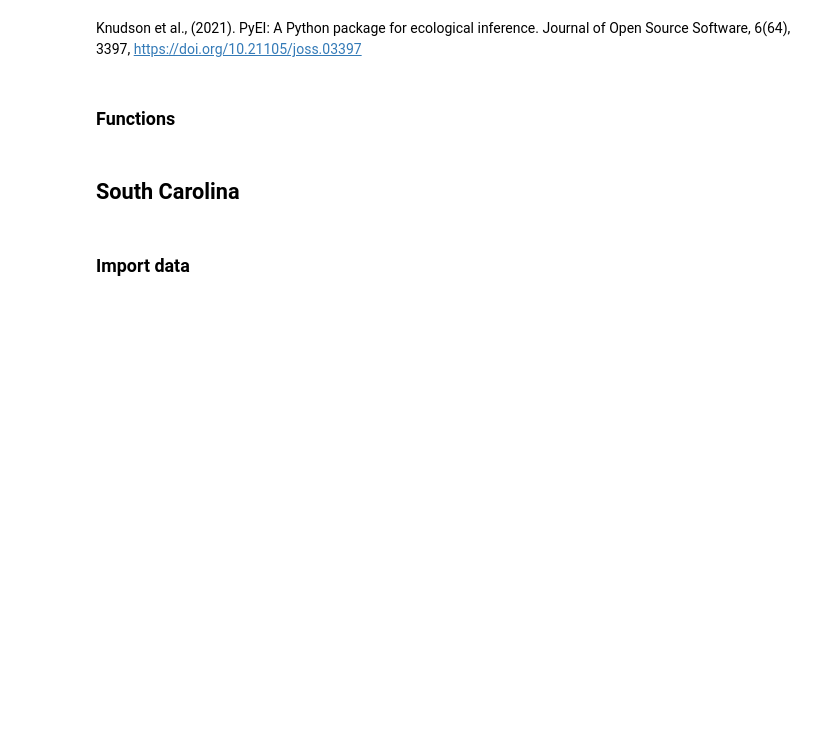
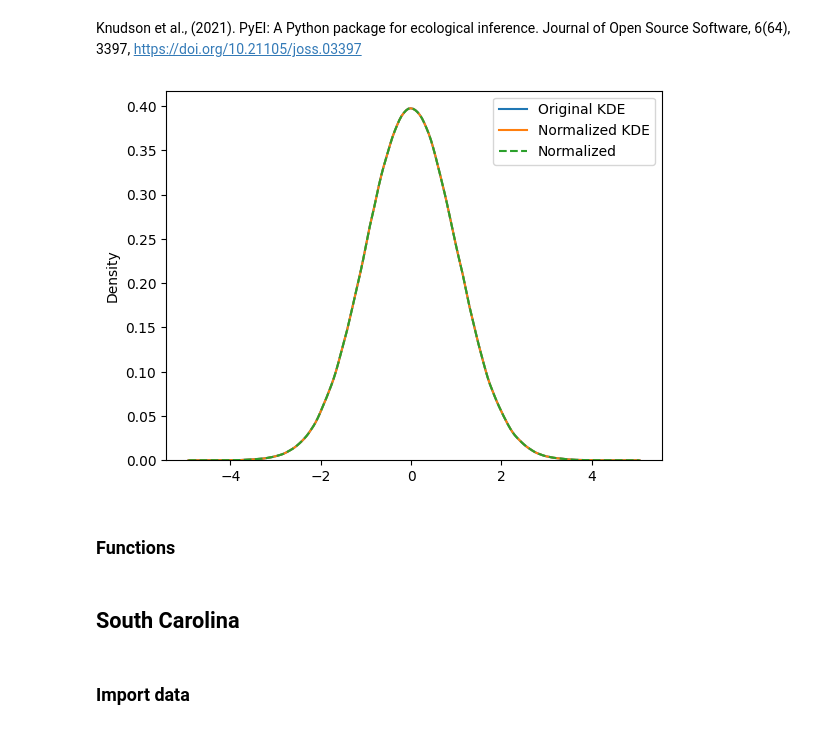
Before and after one commit to SBU-CSE-416/votifier, a Jupyter notebook: server/data/preprocess_pyei.ipynb, the cells around one changed output. Cells and saved outputs as stored; diff of their text form; code cells hidden in the pictures; blank space fills up the shorter version.

```diff
--- a/server/data/preprocess_pyei.ipynb
+++ b/server/data/preprocess_pyei.ipynb
@@ -16,6 +19,28 @@ election_columns = {
     'DEMOCRATIC': 'TOT_DEM',
 }
 income_columns = ['0_35K', '35K_60K', '60K_100K', '100K_125K', '125K_150K', '150K_MORE']
+# %%
+import seaborn as sns
+import matplotlib.pyplot as plt
+import numpy as np
+
+# Generate some data
+data = np.random.normal(loc=0, scale=1, size=10000)
+
+# Plot KDE with normalization
+sns.kdeplot(data, label="Original KDE", bw_adjust=1)
+
+# Normalize KDE
+kde = sns.kdeplot(data, bw_adjust=1, label="Normalized KDE")
+kde_data = kde.get_lines()[0].get_data()
+x, y = kde_data[0], kde_data[1]
+y_normalized = y / np.trapz(y, x)  # Normalize by integrating over the curve
+plt.plot(x, y_normalized, label="Normalized", linestyle="--")
+
+plt.legend()
+plt.show()
+# %% [output]
+[figure, added]
 # %% [markdown]
 ### Functions
 # %%
```
Also changed, not shown: parts of 33 cells of this notebook, 4 other files.
